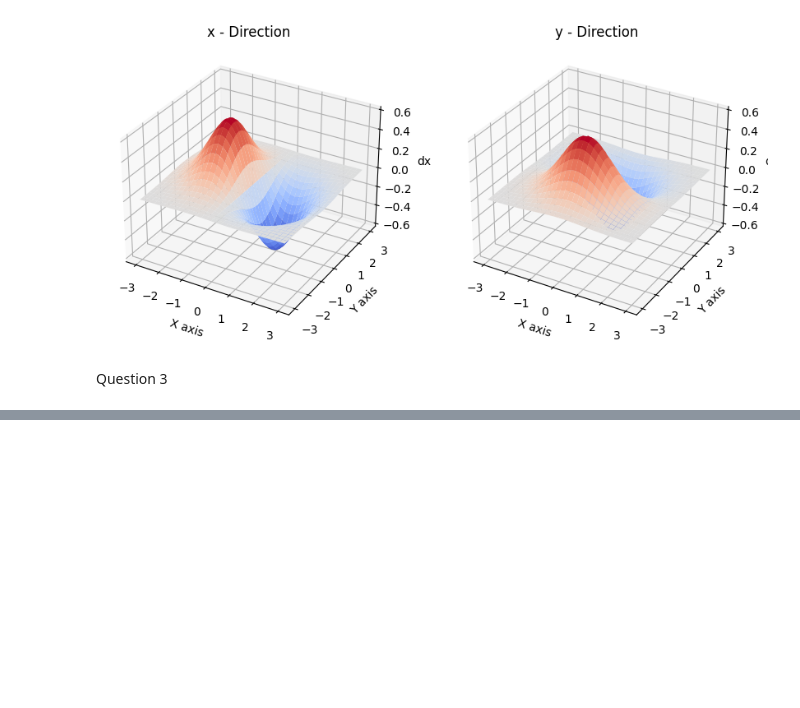
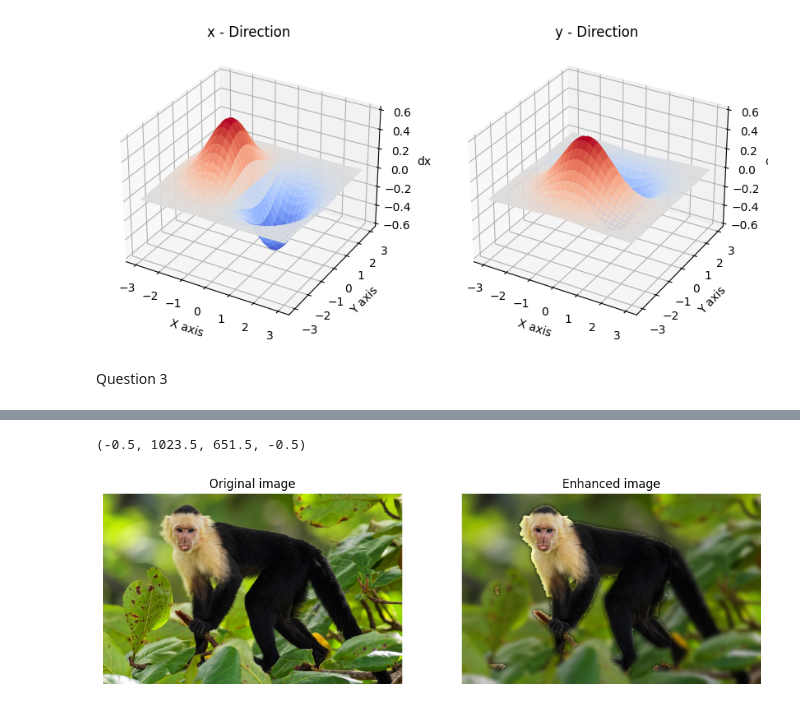
Before and after one commit to AUC-Perera/assignment-2, a Jupyter notebook: d_eng_21_0079_a02.ipynb, the cells around one changed output, grey strips where cells are left out. Cells and saved outputs as stored; diff of their text form; code cells hidden in the pictures; blank space fills up the shorter version.

```diff
--- a/d_eng_21_0079_a02.ipynb
+++ b/d_eng_21_0079_a02.ipynb
@@ -89,0 +196,31 @@ Question 3
+# %%
+
+import cv2 as cv
+import numpy as np
+import matplotlib.pyplot as plt
+
+img = cv.imread('images/monkey.jpg')
+
+mask = np.zeros(img.shape[:2], np.uint8)
+background = np.zeros((1,65), np.float64)
+rect = (20, 20, 700, 700)
+cv.grabCut(img, mask, rect, background, None, 5, cv.GC_INIT_WITH_RECT)
+new_mask = np.where((mask == cv.GC_FGD) | (mask == cv.GC_PR_FGD), 1, 0).astype('uint8')
+foreground = cv.bitwise_and(img, img, mask=new_mask)
+background = cv.bitwise_and(img, img, mask=1 - new_mask)
+blurred_bg = cv.GaussianBlur(background, (41, 41), 0)
+enhanced_img = cv.addWeighted(foreground, 1, blurred_bg, 0.8, 0)
+
+plt.figure(figsize=(12,6))
+plt.subplot(1, 2, 1)
+plt.imshow(img[:,:,::-1])
+plt.title('Original image')
+plt.axis('off')
+
+plt.subplot(1, 2, 2)
+plt.imshow(enhanced_img[:,:,::-1])
+plt.title('Enhanced image')
+plt.axis('off')
+# %% [output]
+(-0.5, 1023.5, 651.5, -0.5)
+[figure, added]
```
Also changed, not shown: parts of 3 cells of this notebook.
